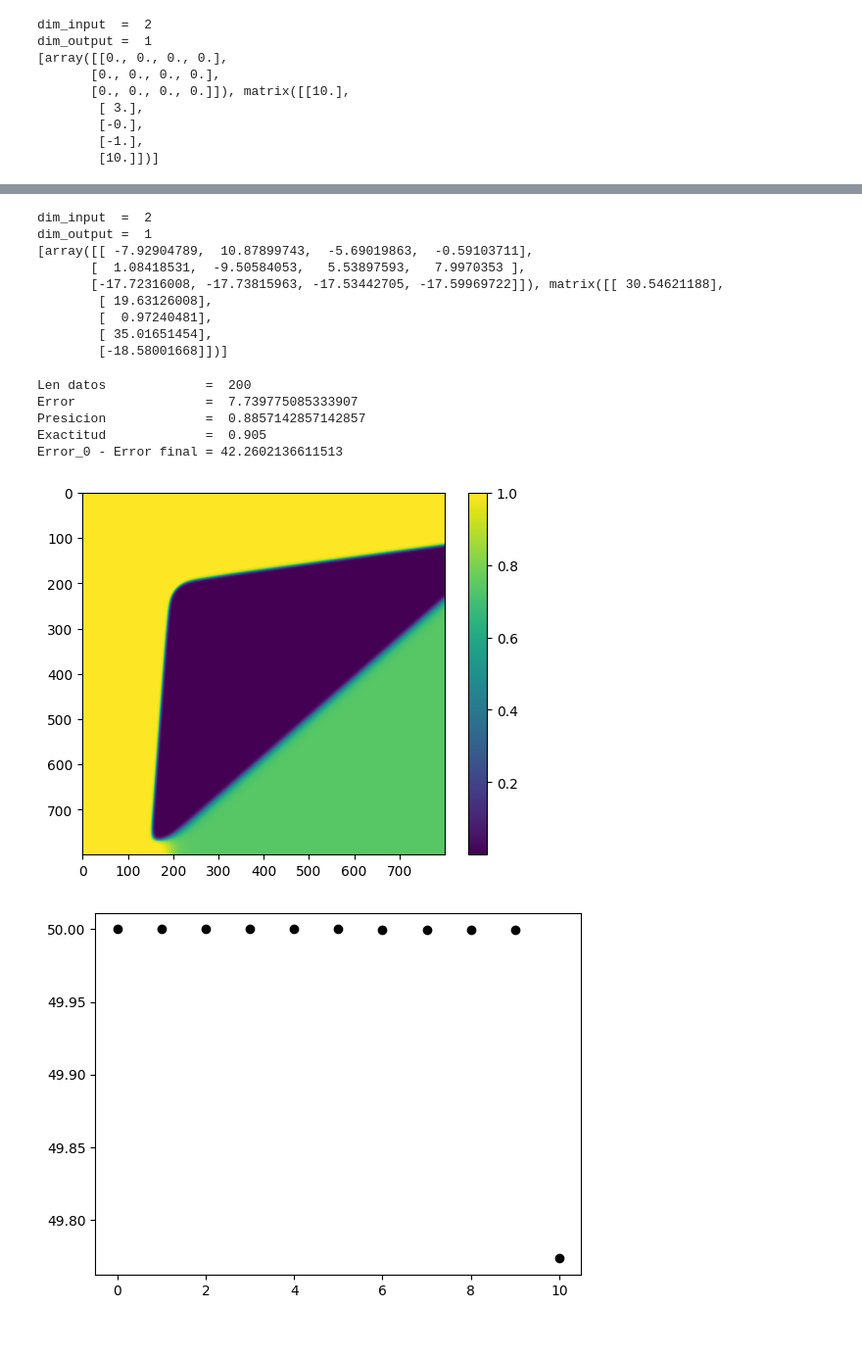
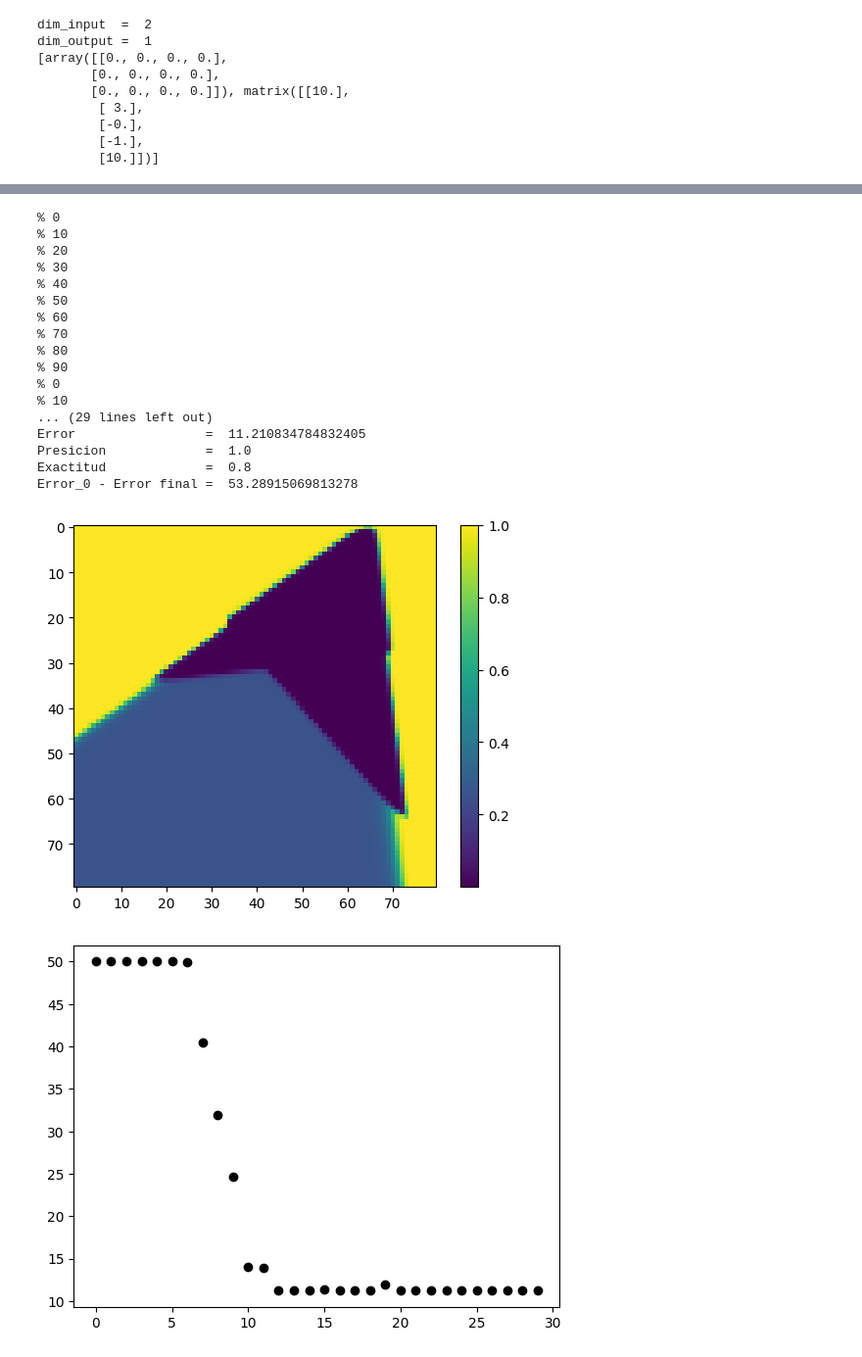
Before and after one commit to karlo-con-k/Perceptron, a Jupyter notebook: test_main.ipynb, the cells around one changed output, grey strips where cells are left out. Shown at 98% size. Drawn from its saved outputs; the diff is of its cells as text; code cells hidden in the pictures.

Commit message:
Agrego el desenso de gradiente estocastico, con sus epocas y ordeno un poco el codigo

```diff
--- a/test_main.ipynb
+++ b/test_main.ipynb
@@ -46,14 +46,19 @@ aux = random.random()
 set2 = []
 set1 = []
 lados = [[2,0],[0,2],[2,2]]
-for j in range(100):
+for j in range(125):
     x = random.random()-1/2
     y = random.random()-1/2
     set1.append([[x*4,y*4],0])
     theta = random.random()*2*pi
-    r = 2.8284271247461903 + random.random()
+    r = 5 + random.random()
     set2.append([[math.sin(theta)*r,math.cos(theta)*r],1])
 datos = set1 + set2
+datos[150] = [[ 2, 2],0]
+datos[151] = [[ 2,-2],0]
+datos[152] = [[-2, 2],0]
+datos[153] = [[-2,-2],0]
+
 for dat in datos:
         if dat[1] == 0:
                 plt.scatter(dat[0][0], dat[0][1], color = 'r')
@@ -72,63 +77,69 @@ for index,dat in enumerate(datos):
     aux           = datos[index2]
     datos[index2] = dat
     datos[index]  = aux
+
+test_datos = []
+for j in range(50):
+    indice = random.randrange(0, len(datos), 1)
+    test_datos.append(datos[indice])
+    del datos[indice]
-# %%
-errores     = [error_0]
-iteraciones = 10000
-historial   = iteraciones // 10
-for j in range(iteraciones):
-    if j%historial == 0:
-        aux     = perceptron.fit(datos, tam_paso=1.0, historial=True)
-        errores = errores + aux
-    perceptron.fit(datos, tam_paso=1.0, historial=False)
-print(perceptron)
-# %% [output]
-dim_input  =  2
-dim_output =  1
-[array([[ -7.92904789,  10.87899743,  -5.69019863,  -0.59103711],
-       [  1.08418531,  -9.50584053,   5.53897593,   7.9970353 ],
-       [-17.72316008, -17.73815963, -17.53442705, -17.59969722]]), matrix([[ 30.54621188],
-        [ 19.63126008],
-        [  0.97240481],
-        [ 35.01651454],
-        [-18.58001668]])]
 # %%
+# errores  = perceptron.fit(datos, epocas = 1000, historial = True, tam_paso = 5  , tam_sub_muestra = 30)
+errores  = perceptron.fit(datos, epocas = 1000, historial = True, tam_paso = 10  , tam_sub_muestra = 30)
+errores  = perceptron.fit(datos, epocas = 1000, historial = True, tam_paso = 5 , tam_sub_muestra = 30)
+errores += perceptron.fit(datos, epocas = 1000, historial = True, tam_paso = 1  , tam_sub_muestra = 30)
+errores += perceptron.fit(datos, epocas = 2000, historial = True, tam_paso = 0.1, tam_sub_muestra = 30)
+
+
 def function(x,y):
     l = []
     for (j, i) in zip(x, y):
         for ii, jj in zip(i,j):
             l.append(perceptron.predecir_dato([ii,-jj])[0])
 
     return l
 
 import matplotlib.pyplot as plt
 plt.figure()
 
-x = np.arange(-4, 4, 0.01)
-y = np.arange(-4, 4, 0.01)
+
+x = np.arange(-4, 4, 0.1)
+y = np.arange(-4, 4, 0.1)
 X, Y = np.meshgrid(x, y)
 
 fxy = function(X, Y)
 fxy = np.array(fxy)
 fxy = fxy.reshape(len(x), len(y))
 
 print("Len datos             = ", len(datos))
 print("Error                 = ", perceptron.error(datos))
-print("Presicion             = ", perceptron.presicion(datos))
-print("Exactitud             = ", perceptron.exactitud(datos))
-print("Error_0 - Error final =", error_0 - perceptron.error(datos))
+print("Presicion             = ", perceptron.presicion(test_datos))
+print("Exactitud             = ", perceptron.exactitud(test_datos))
+print("Error_0 - Error final = ", error_0 - perceptron.error(datos))
 
 plt.imshow(fxy);
 plt.colorbar();
 plt.show()
 
 for x, y in enumerate(errores):
     plt.plot(x, y, '-ok')
 # %% [output]
-Len datos             =  200
-Error                 =  7.739775085333907
-Presicion             =  0.8857142857142857
-Exactitud             =  0.905
-Error_0 - Error final = 42.2602136611513
+% 0
+% 10
+% 20
+% 30
+% 40
+% 50
+% 60
+% 70
+% 80
+% 90
+% 0
+% 10
+... (29 lines left out)
+Error                 =  11.210834784832405
+Presicion             =  1.0
+Exactitud             =  0.8
+Error_0 - Error final =  53.28915069813278
-[figure, old version]
+[figure, new version]
-[figure, old version]
+[figure, new version]
```
Also changed, not shown: parts of 2 cells of this notebook, 2 other files.
